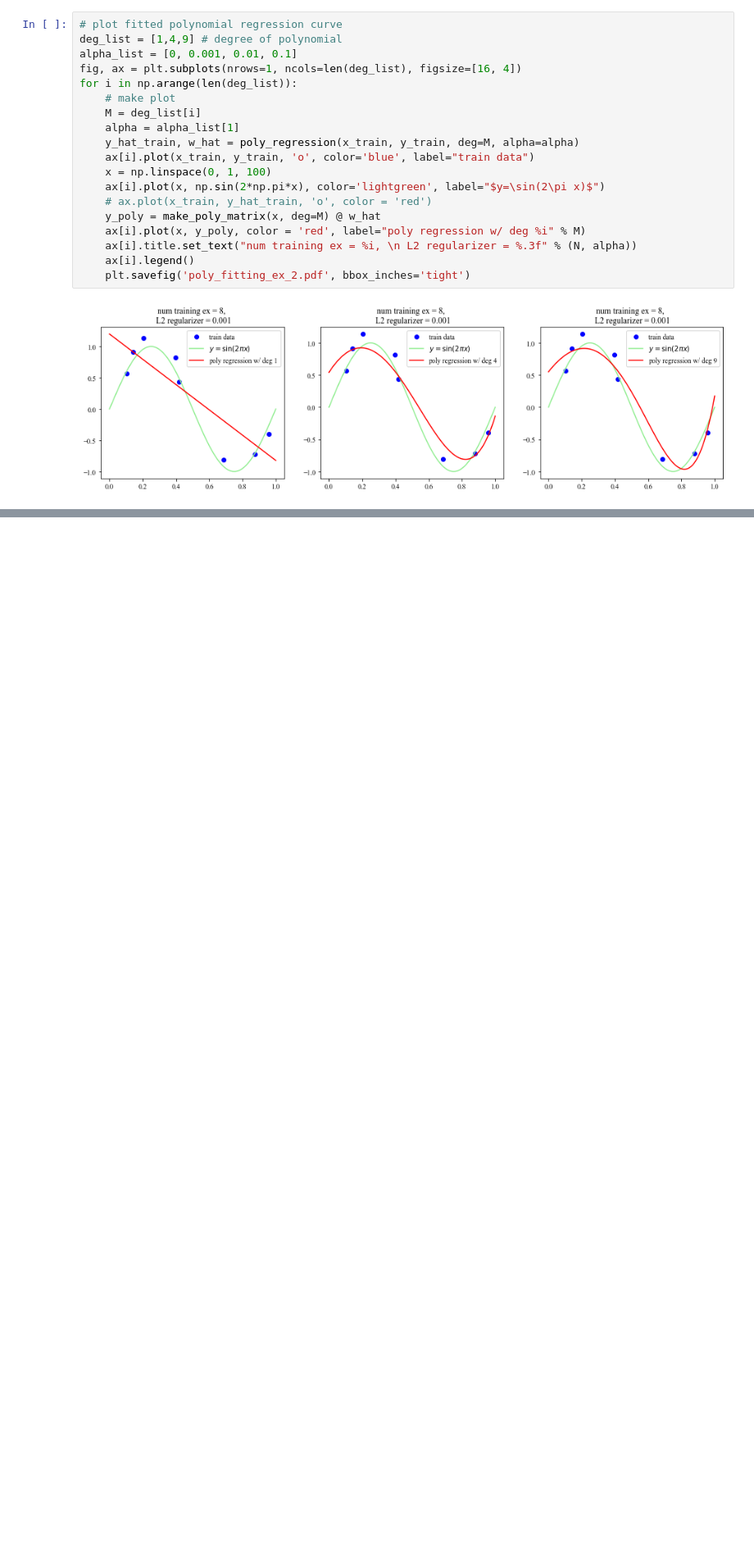
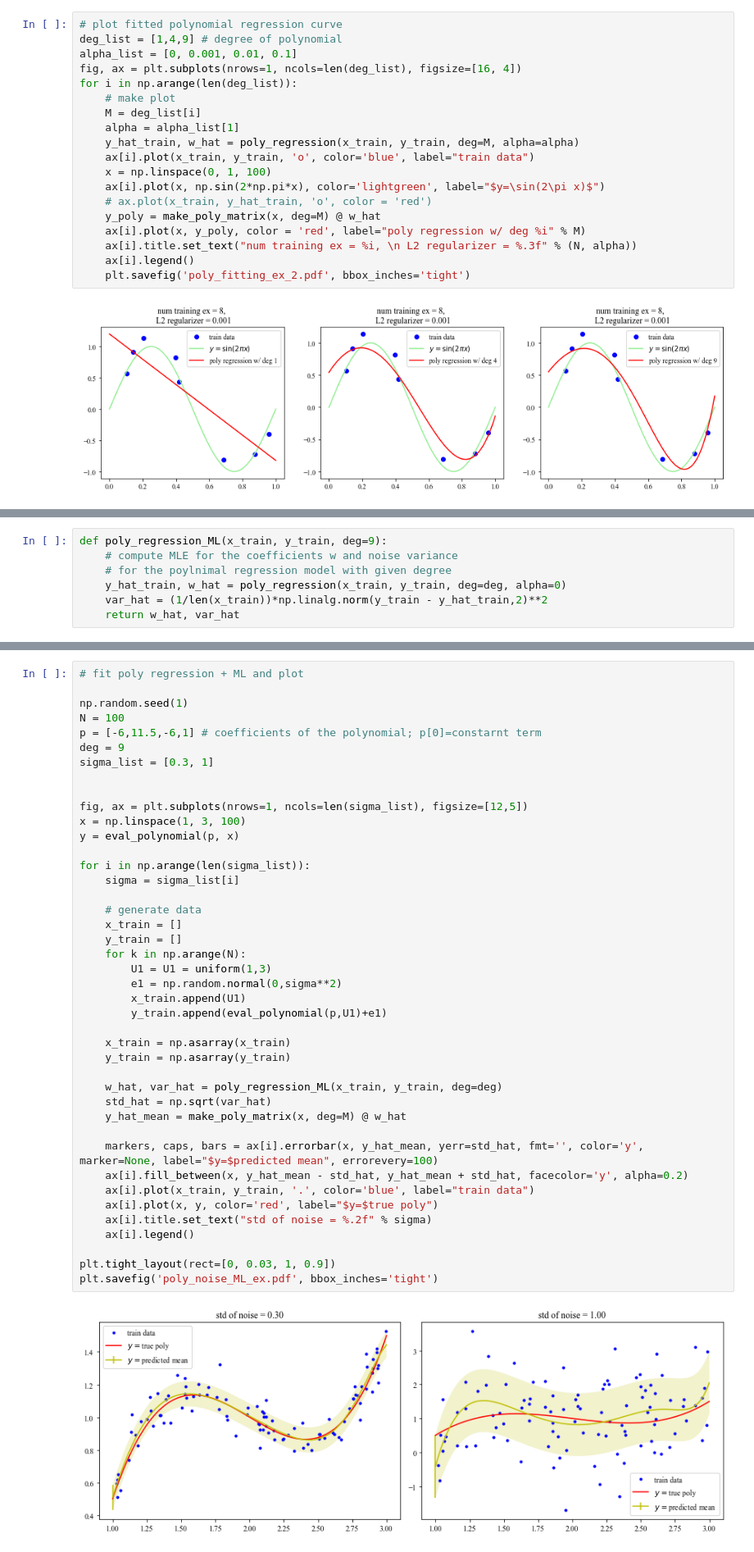
Before and after one commit to HanbaekLyu/Math156_UCLA_SP21, a Jupyter notebook: notebooks/Math156_polynomial_regression_1.ipynb, the cells around one changed output, grey strips where cells are left out. Shown at 82% size. Saved outputs shown, nothing was run; the diff lists cells and outputs as text; blank space fills up the shorter version.

```diff
--- a/notebooks/Math156_polynomial_regression_1.ipynb
+++ b/notebooks/Math156_polynomial_regression_1.ipynb
@@ -115,0 +128,7 @@ plt.savefig('poly_error_ex_2.pdf')
+# %%
+def poly_regression_ML(x_train, y_train, deg=9):
+    # compute MLE for the coefficients w and noise variance
+    # for the poylnimal regression model with given degree
+    y_hat_train, w_hat = poly_regression(x_train, y_train, deg=deg, alpha=0)
+    var_hat = (1/len(x_train))*np.linalg.norm(y_train - y_hat_train,2)**2
+    return w_hat, var_hat
@@ -115,0 +173,44 @@ plt.savefig('poly_error_ex_2.pdf')
+# %%
+# fit poly regression + ML and plot
+
+np.random.seed(1)
+N = 100
+p = [-6,11.5,-6,1] # coefficients of the polynomial; p[0]=constarnt term
+deg = 9
+sigma_list = [0.3, 1]
+
+
+fig, ax = plt.subplots(nrows=1, ncols=len(sigma_list), figsize=[12,5])
+x = np.linspace(1, 3, 100)
+y = eval_polynomial(p, x)
+
+for i in np.arange(len(sigma_list)):
+    sigma = sigma_list[i]
+
+    # generate data
+    x_train = []
+    y_train = []
+    for k in np.arange(N):
+        U1 = U1 = uniform(1,3)
+        e1 = np.random.normal(0,sigma**2)
+        x_train.append(U1)
+        y_train.append(eval_polynomial(p,U1)+e1)
+
+    x_train = np.asarray(x_train)
+    y_train = np.asarray(y_train)
+
+    w_hat, var_hat = poly_regression_ML(x_train, y_train, deg=deg)
+    std_hat = np.sqrt(var_hat)
+    y_hat_mean = make_poly_matrix(x, deg=M) @ w_hat
+
+    markers, caps, bars = ax[i].errorbar(x, y_hat_mean, yerr=std_hat, fmt='', color='y', marker=None, label="$y=$predicted mean", errorevery=100)
+    ax[i].fill_between(x, y_hat_mean - std_hat, y_hat_mean + std_hat, facecolor='y', alpha=0.2)
+    ax[i].plot(x_train, y_train, '.', color='blue', label="train data")
+    ax[i].plot(x, y, color='red', label="$y=$true poly")
+    ax[i].title.set_text("std of noise = %.2f" % sigma)
+    ax[i].legend()
+
+plt.tight_layout(rect=[0, 0.03, 1, 0.9])
+plt.savefig('poly_noise_ML_ex.pdf', bbox_inches='tight')
+# %% [output]
+[figure, added]
```
Also changed, not shown: parts of 10 cells of this notebook, 5 other files.
